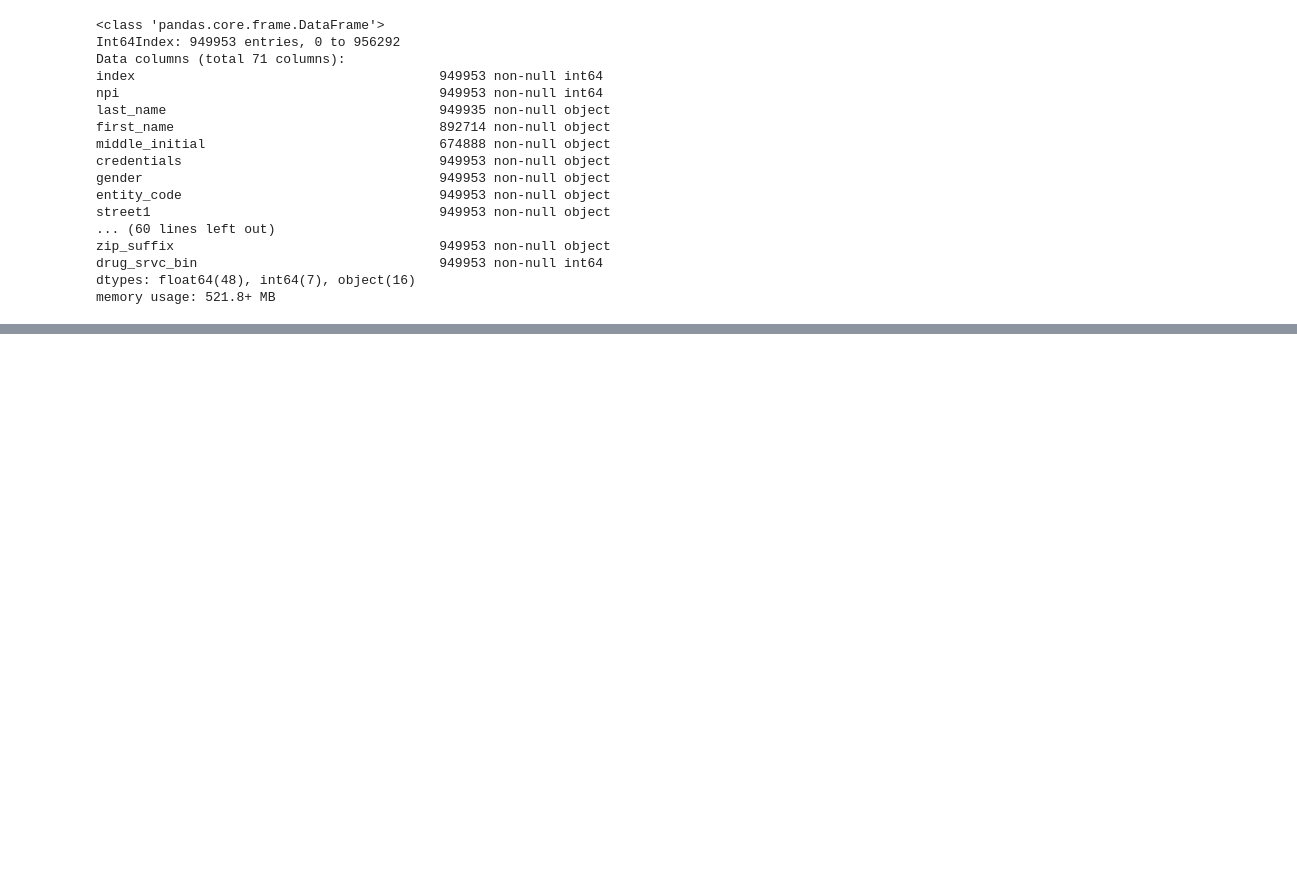
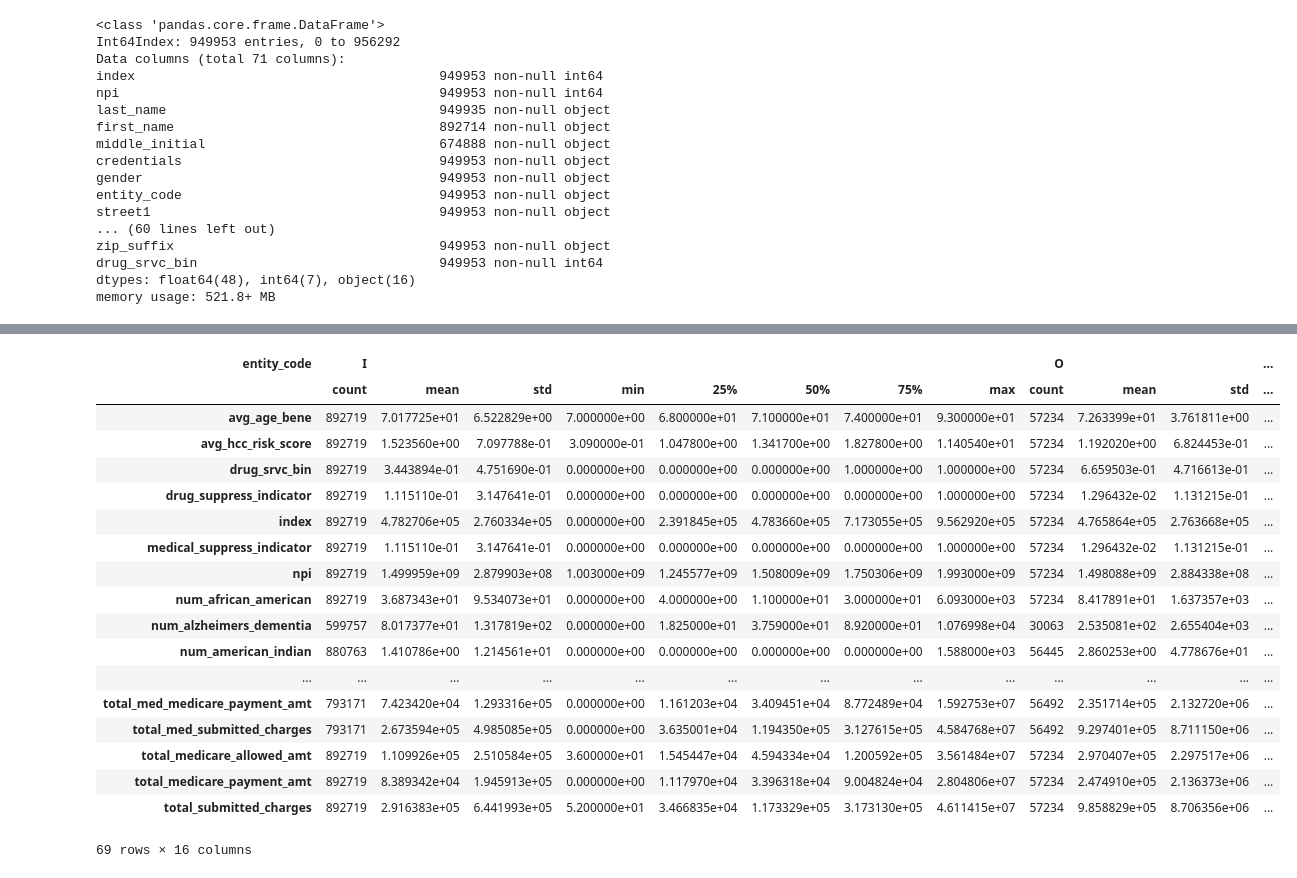
Before and after one commit to aurel1212/medicare-project, a Jupyter notebook: script/util_payments_agg_clean.ipynb, the cells around one changed output, grey strips where cells are left out. Saved outputs shown, nothing was run; the diff lists cells and outputs as text; code cells hidden in the pictures; blank space fills up the shorter version.

```diff
--- a/script/util_payments_agg_clean.ipynb
+++ b/script/util_payments_agg_clean.ipynb
@@ -687,0 +934,22 @@ df_util.to_csv('/home/ubuntu/medicare-project/data/medicare_util_pay_agg_race_cl
+# %%
+df_util.groupby('entity_code').describe().T
+# %% [output]
+| entity_code | I |  |  |  |  |  |  |  | O |  |  | ... |
+|  | count | mean | std | min | 25% | 50% | 75% | max | count | mean | std | ... |
+| avg_age_bene | 892719 | 7.017725e+01 | 6.522829e+00 | 7.000000e+00 | 6.800000e+01 | 7.100000e+01 | 7.400000e+01 | 9.300000e+01 | 57234 | 7.263399e+01 | 3.761811e+00 | ... |
+| avg_hcc_risk_score | 892719 | 1.523560e+00 | 7.097788e-01 | 3.090000e-01 | 1.047800e+00 | 1.341700e+00 | 1.827800e+00 | 1.140540e+01 | 57234 | 1.192020e+00 | 6.824453e-01 | ... |
+| drug_srvc_bin | 892719 | 3.443894e-01 | 4.751690e-01 | 0.000000e+00 | 0.000000e+00 | 0.000000e+00 | 1.000000e+00 | 1.000000e+00 | 57234 | 6.659503e-01 | 4.716613e-01 | ... |
+| drug_suppress_indicator | 892719 | 1.115110e-01 | 3.147641e-01 | 0.000000e+00 | 0.000000e+00 | 0.000000e+00 | 0.000000e+00 | 1.000000e+00 | 57234 | 1.296432e-02 | 1.131215e-01 | ... |
+| index | 892719 | 4.782706e+05 | 2.760334e+05 | 0.000000e+00 | 2.391845e+05 | 4.783660e+05 | 7.173055e+05 | 9.562920e+05 | 57234 | 4.765864e+05 | 2.763668e+05 | ... |
+| medical_suppress_indicator | 892719 | 1.115110e-01 | 3.147641e-01 | 0.000000e+00 | 0.000000e+00 | 0.000000e+00 | 0.000000e+00 | 1.000000e+00 | 57234 | 1.296432e-02 | 1.131215e-01 | ... |
+| npi | 892719 | 1.499959e+09 | 2.879903e+08 | 1.003000e+09 | 1.245577e+09 | 1.508009e+09 | 1.750306e+09 | 1.993000e+09 | 57234 | 1.498088e+09 | 2.884338e+08 | ... |
+| num_african_american | 892719 | 3.687343e+01 | 9.534073e+01 | 0.000000e+00 | 4.000000e+00 | 1.100000e+01 | 3.000000e+01 | 6.093000e+03 | 57234 | 8.417891e+01 | 1.637357e+03 | ... |
+| num_alzheimers_dementia | 599757 | 8.017377e+01 | 1.317819e+02 | 0.000000e+00 | 1.825000e+01 | 3.759000e+01 | 8.920000e+01 | 1.076998e+04 | 30063 | 2.535081e+02 | 2.655404e+03 | ... |
+| num_american_indian | 880763 | 1.410786e+00 | 1.214561e+01 | 0.000000e+00 | 0.000000e+00 | 0.000000e+00 | 0.000000e+00 | 1.588000e+03 | 56445 | 2.860253e+00 | 4.778676e+01 | ... |
+| ... | ... | ... | ... | ... | ... | ... | ... | ... | ... | ... | ... | ... |
+| total_med_medicare_payment_amt | 793171 | 7.423420e+04 | 1.293316e+05 | 0.000000e+00 | 1.161203e+04 | 3.409451e+04 | 8.772489e+04 | 1.592753e+07 | 56492 | 2.351714e+05 | 2.132720e+06 | ... |
+| total_med_submitted_charges | 793171 | 2.673594e+05 | 4.985085e+05 | 0.000000e+00 | 3.635001e+04 | 1.194350e+05 | 3.127615e+05 | 4.584768e+07 | 56492 | 9.297401e+05 | 8.711150e+06 | ... |
+| total_medicare_allowed_amt | 892719 | 1.109926e+05 | 2.510584e+05 | 3.600000e+01 | 1.545447e+04 | 4.594334e+04 | 1.200592e+05 | 3.561484e+07 | 57234 | 2.970407e+05 | 2.297517e+06 | ... |
+| total_medicare_payment_amt | 892719 | 8.389342e+04 | 1.945913e+05 | 0.000000e+00 | 1.117970e+04 | 3.396318e+04 | 9.004824e+04 | 2.804806e+07 | 57234 | 2.474910e+05 | 2.136373e+06 | ... |
+| total_submitted_charges | 892719 | 2.916383e+05 | 6.441993e+05 | 5.200000e+01 | 3.466835e+04 | 1.173329e+05 | 3.173130e+05 | 4.611415e+07 | 57234 | 9.858829e+05 | 8.706356e+06 | ... |
+69 rows × 16 columns
```
Also changed, not shown: parts of 22 cells of this notebook, 1 other file.
